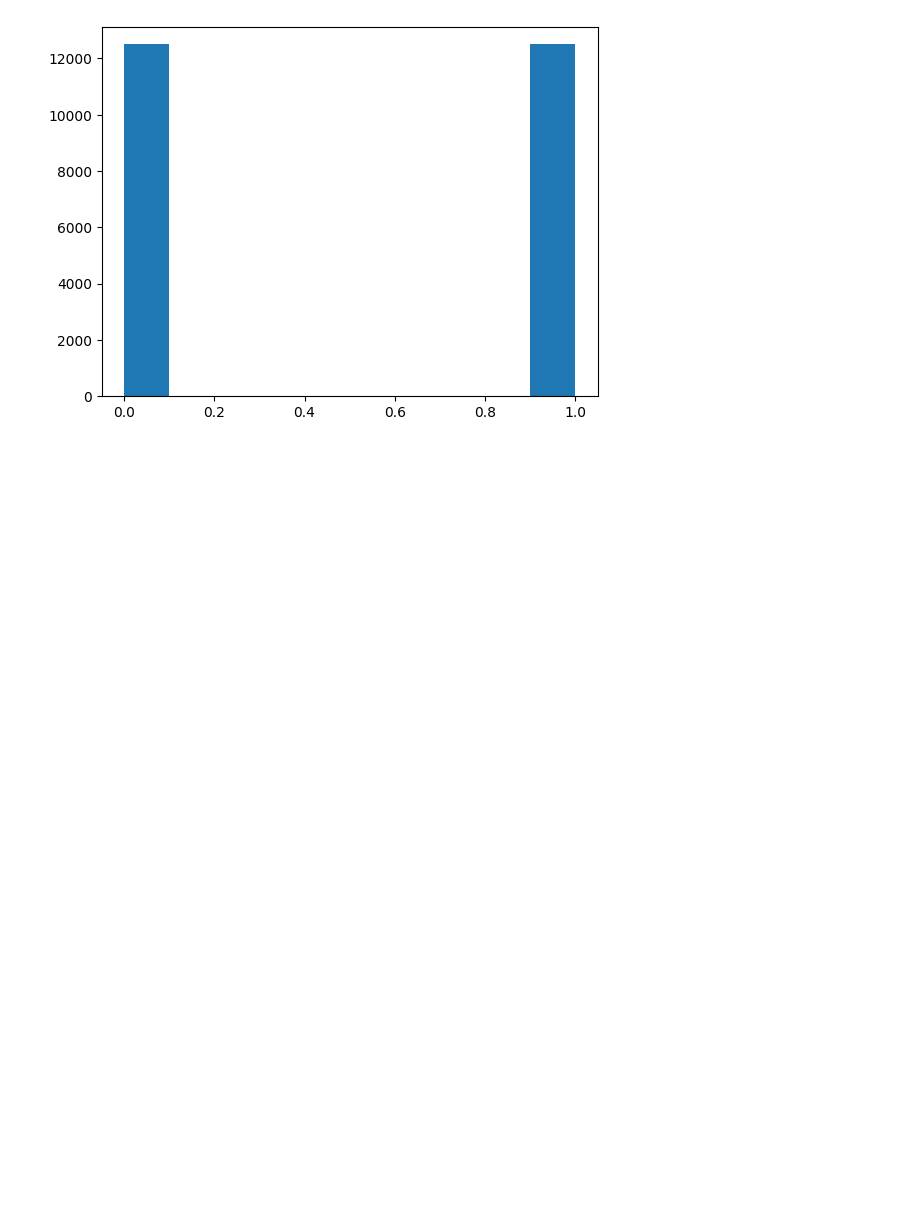
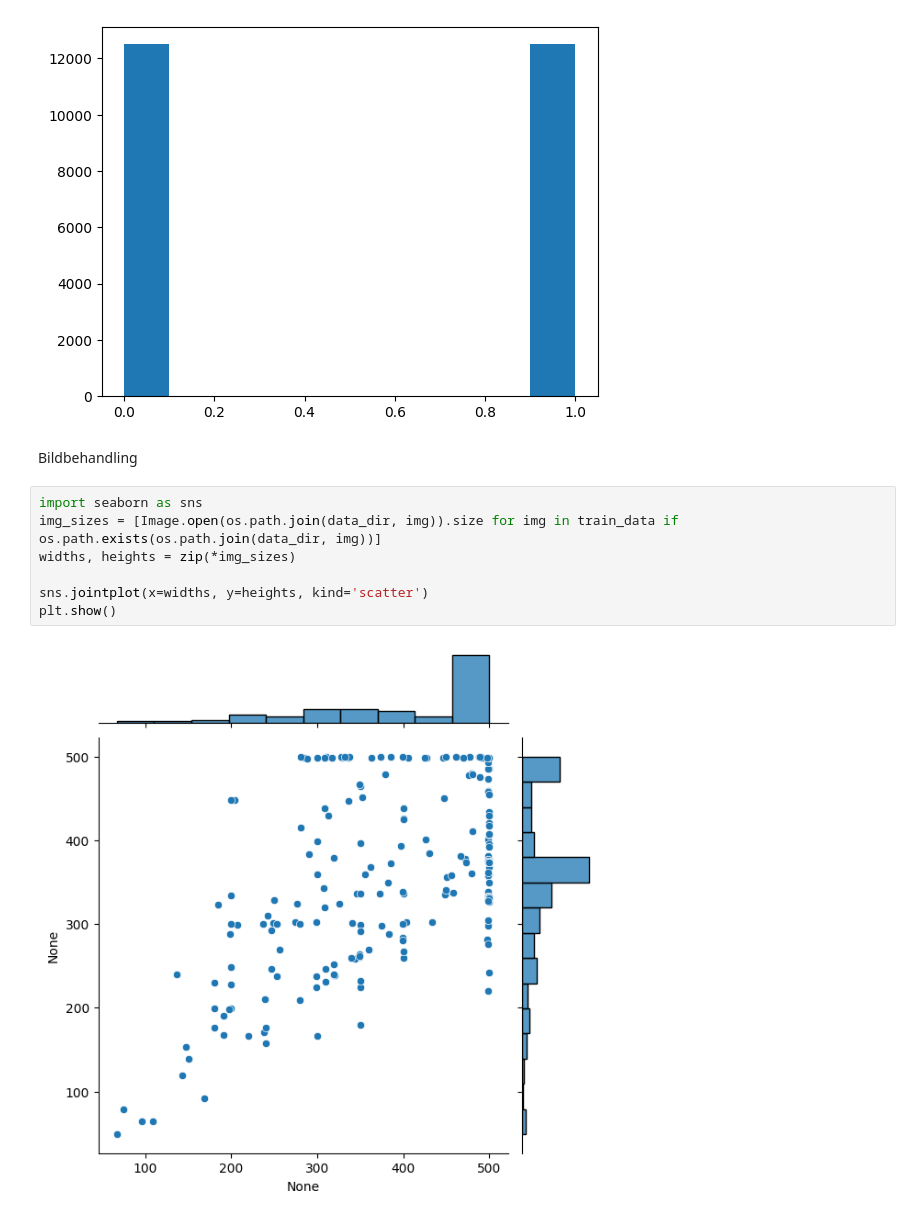
Before and after one commit to saraonsala/AI-Sara-Mellgren-OOPA23, a Jupyter notebook: Labb_2/Labb_2.ipynb, the cells around one changed output. Saved outputs shown, nothing was run; the diff lists cells and outputs as text; blank space fills up the shorter version.

Commit message:
Bildbehandling 1a

```diff
--- a/Labb_2/Labb_2.ipynb
+++ b/Labb_2/Labb_2.ipynb
@@ -141,3 +141,14 @@ plt.hist(labels)
 plt.show()
 # %% [output]
 [figure]
+# %% [markdown]
+ Bildbehandling
+# %%
+import seaborn as sns
+img_sizes = [Image.open(os.path.join(data_dir, img)).size for img in train_data if os.path.exists(os.path.join(data_dir, img))]
+widths, heights = zip(*img_sizes)
+
+sns.jointplot(x=widths, y=heights, kind='scatter')
+plt.show()
+# %% [output]
+[figure, added]
```
